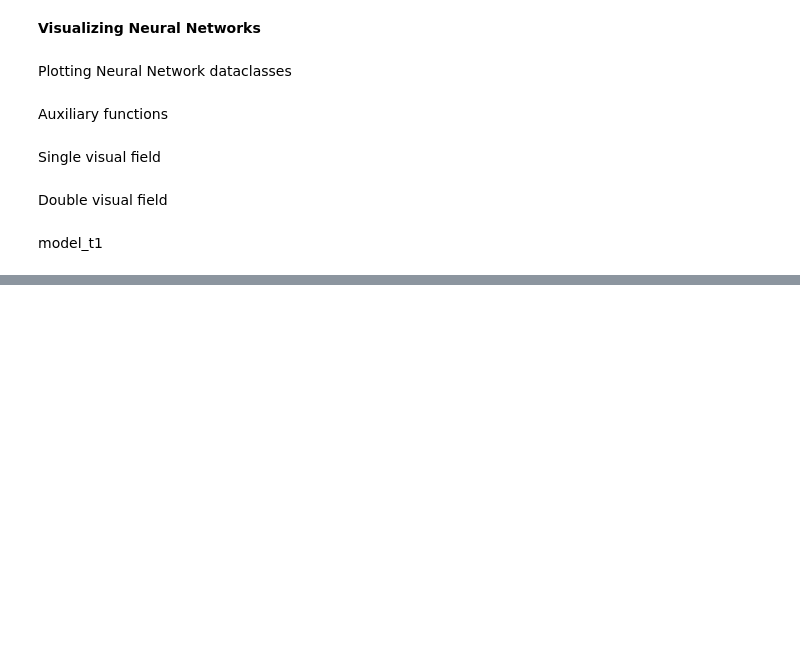
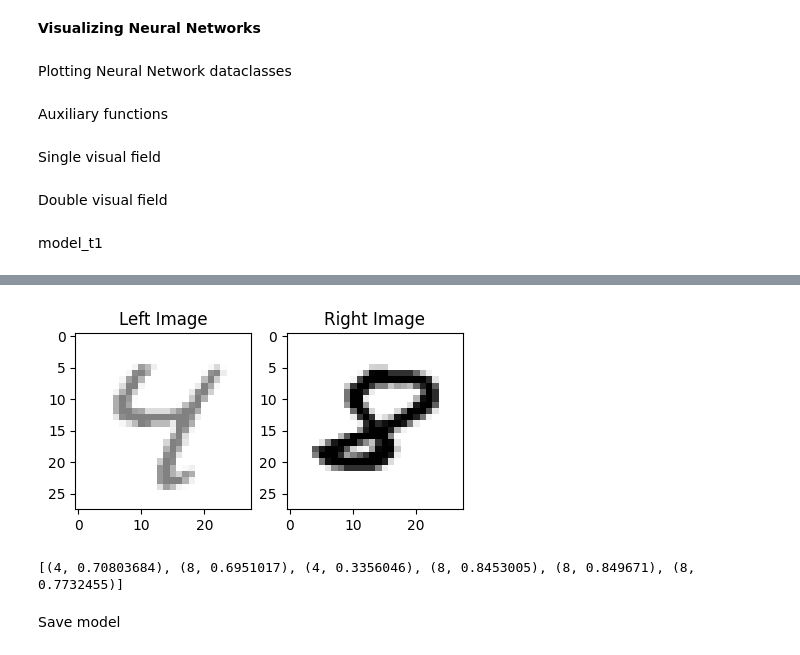
Before and after one commit to hugobbi/mnist-visual-fields, a Jupyter notebook: mnist_visual_fields_main.ipynb, the cells around one changed output, grey strips where cells are left out. Drawn from its saved outputs; the diff is of its cells as text; code cells hidden in the pictures; blank space fills up the shorter version.

Commit message:
Training models
Former-commit-id: 30bd06d13ecbb7decc5cfbe84287d243b19ce109

```diff
--- a/mnist_visual_fields_main.ipynb
+++ b/mnist_visual_fields_main.ipynb
@@ -1034,5 +1070,5 @@ history_model_t1 = model_t1.fit(
 # %%
-#model_t1 = keras.models.load_model('models/model_t1.keras')
+model_t1 = keras.models.load_model('models/model_t1.keras')
 # %%
 display_double_visual_field_mnist_nn_execution(
     model_t1,
@@ -1047,7 +1083,7 @@ display_double_visual_field_mnist_nn_execution(
 
 output_models = generate_output_models(model=model_t1)
 epochs = 50
-batch_size = 128
+batch_size = 256
 training_generator = None
 for out_model in output_models:
     if is_double_visual_field_model(out_model):
@@ -1080,15 +1134,15 @@ for out_model in output_models:
 # %%
-left_vf_digit = (6, 1)
+left_vf_digit = (6, 0.5)
 
 left_idx, left_attention = left_vf_digit
 input_data_left = np.array([x_test[left_idx]]) * left_attention
 
-right_vf_digit=(61, 0.5)
+right_vf_digit = (61, 1)
 
 right_idx, right_attention = right_vf_digit
 input_data_right = np.array([x_test[right_idx]]) * right_attention
 
-fig, axs = plt.subplots(1, 2, figsize=(10, 5))
+fig, axs = plt.subplots(1, 2, figsize=(5, 5))
 
 axs[0].imshow(input_data_left[0], cmap="binary", vmax=1)
 axs[0].set_title('Left Image')
@@ -1103,30 +1157,35 @@ def compute_digit_model_predicts(model, *data):
         Returns the digit the model predicts for the given input data
 
         Input:
         model: keras.Model: model to be used for prediction
         *data: np.array: input data to be used for prediction, could be one or two arrays
 
     '''
     activations = None
     if len(data) == 2:
         activations = model([data[0], data[1]])[0]
     else:
         activations = model(data[0])[0]
 
     return (np.argmax(activations), np.max(activations))
 
 def compute_digit_output_models_predict(output_models, input_data_left, input_data_right):
     output_digits = []
     for out_model in output_models:
         if is_double_visual_field_model(out_model):
             output_digits.append(compute_digit_model_predicts(out_model, input_data_left, input_data_right))
         else:
             if is_left_visual_field_model(out_model):
                 output_digits.append(compute_digit_model_predicts(out_model, input_data_left))
             else:
                 output_digits.append(compute_digit_model_predicts(out_model, input_data_right))
 
     return output_digits
 
 output_digits = compute_digit_output_models_predict(output_models, input_data_left, input_data_right)
 print(output_digits)
+# %% [output]
+[figure, added]
+[(4, 0.70803684), (8, 0.6951017), (4, 0.3356046), (8, 0.8453005), (8, 0.849671), (8, 0.7732455)]
+# %% [markdown]
+Save model
```
Also changed, not shown: parts of 6 cells of this notebook.
